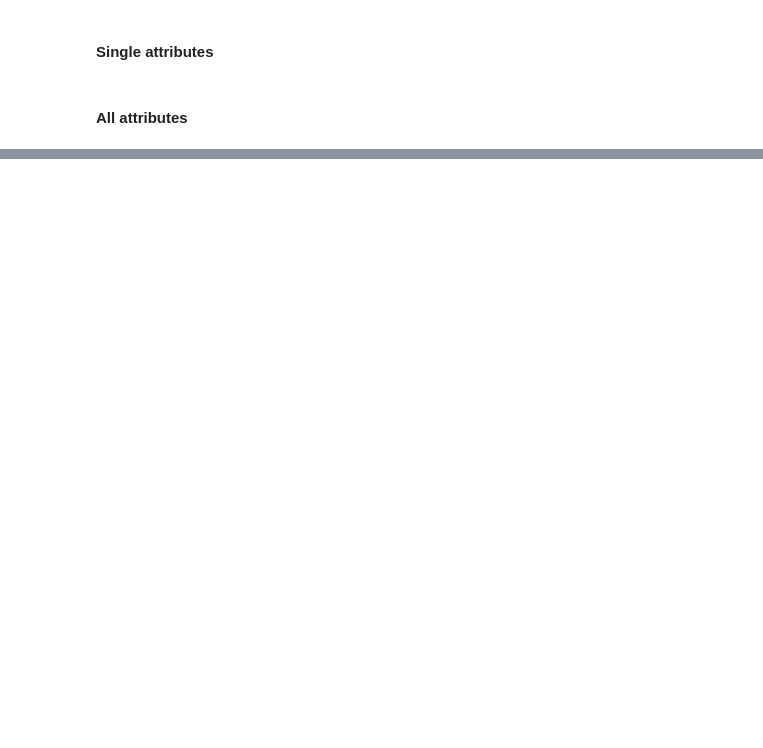
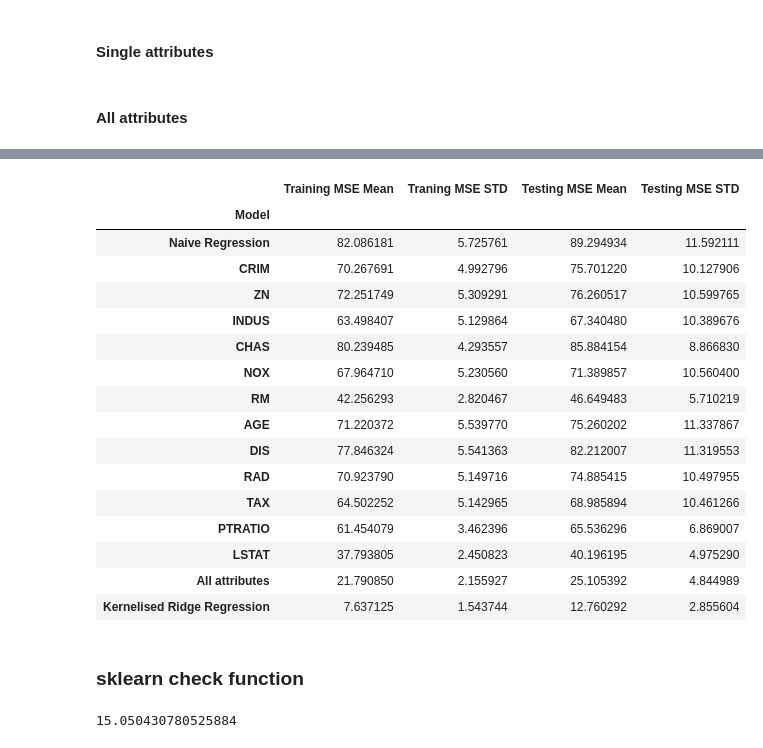
Before and after one commit to staschistyakov/COMP0078_groupCW, a Jupyter notebook: part1.ipynb, the cells around one changed output, grey strips where cells are left out. Saved outputs shown, nothing was run; the diff lists cells and outputs as text; code cells hidden in the pictures; blank space fills up the shorter version.

```diff
--- a/part1.ipynb
+++ b/part1.ipynb
@@ -1066,0 +1135,32 @@ all_train_mean,all_test_mean,all_train_std,all_test_std
+# %%
+for attr in attribute_train_mean:
+    results = results.append([[attr,attribute_train_mean[attr],attribute_train_std[attr],attribute_test_mean[attr],attribute_test_std[attr]]])
+# %%
+results = results.append([["All attributes",all_train_mean,all_train_std,all_test_mean,all_test_std]])
+# %%
+results = results.append([["Kernelised Ridge Regression",ridge_train_mean,ridge_train_std,ridge_test_mean,ridge_test_std]])
+# %%
+results.columns = ["Model","Training MSE Mean","Traning MSE STD","Testing MSE Mean","Testing MSE STD"]
+results.set_index("Model",inplace=True)
+# %%
+results
+# %% [output]
+|  | Training MSE Mean | Traning MSE STD | Testing MSE Mean | Testing MSE STD |
+| Model |  |  |  |  |
+| Naive Regression | 82.086181 | 5.725761 | 89.294934 | 11.592111 |
+| CRIM | 70.267691 | 4.992796 | 75.701220 | 10.127906 |
+| ZN | 72.251749 | 5.309291 | 76.260517 | 10.599765 |
+| INDUS | 63.498407 | 5.129864 | 67.340480 | 10.389676 |
+| CHAS | 80.239485 | 4.293557 | 85.884154 | 8.866830 |
+| NOX | 67.964710 | 5.230560 | 71.389857 | 10.560400 |
+| RM | 42.256293 | 2.820467 | 46.649483 | 5.710219 |
+| AGE | 71.220372 | 5.539770 | 75.260202 | 11.337867 |
+| DIS | 77.846324 | 5.541363 | 82.212007 | 11.319553 |
+| RAD | 70.923790 | 5.149716 | 74.885415 | 10.497955 |
+| TAX | 64.502252 | 5.142965 | 68.985894 | 10.461266 |
+| PTRATIO | 61.454079 | 3.462396 | 65.536296 | 6.869007 |
+| LSTAT | 37.793805 | 2.450823 | 40.196195 | 4.975290 |
+| All attributes | 21.790850 | 2.155927 | 25.105392 | 4.844989 |
+| Kernelised Ridge Regression | 7.637125 | 1.543744 | 12.760292 | 2.855604 |
+# %% [markdown]
+### sklearn check function
@@ -1066,0 +1179,5 @@ all_train_mean,all_test_mean,all_train_std,all_test_std
+# %%
+kernel_rid_reg.fit(train_x,train_y)
+np.sum((kernel_rid_reg.predict(test_x)-test_y)**2)/169
+# %% [output]
+15.050430780525884
```
Also changed, not shown: parts of 16 cells of this notebook.
